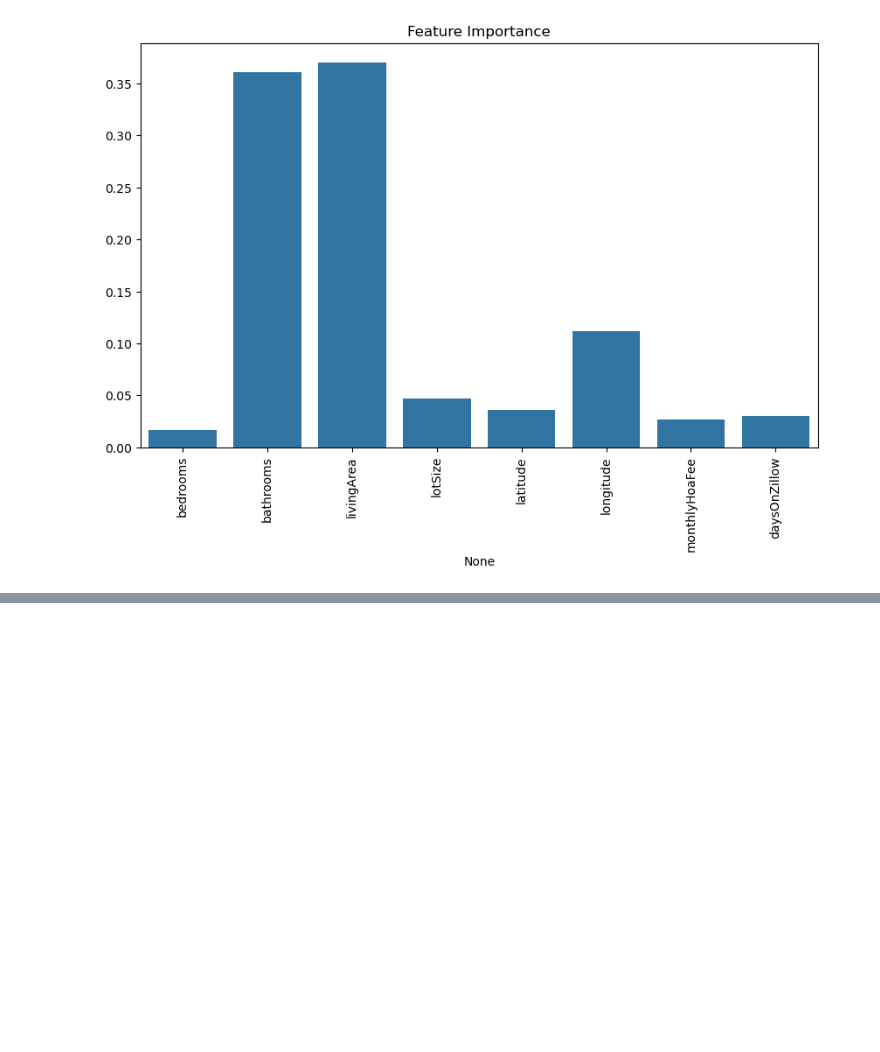
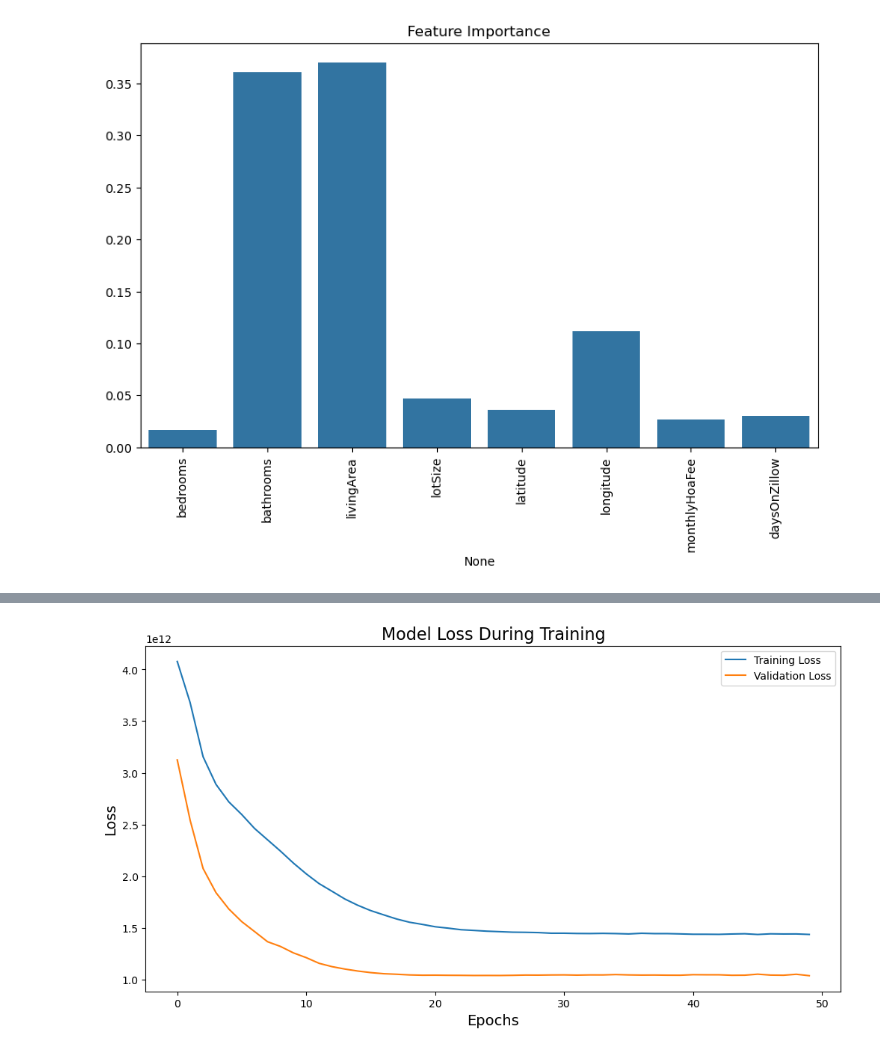
Before and after one commit to quadrillionaiire/AI-Chatbot-for-Real-Estate, a Jupyter notebook: notebooks/heavyml.ipynb, the cells around one changed output, grey strips where cells are left out. Cells and saved outputs as stored; diff of their text form; code cells hidden in the pictures; blank space fills up the shorter version.

Commit message:
intro to deep ml: built a simple neural network

```diff
--- a/notebooks/heavyml.ipynb
+++ b/notebooks/heavyml.ipynb
@@ -389,0 +427,13 @@ plt.show()
+# %%
+#Build simple neural network for chatbot functionality
+model = Sequential([
+    Dense(64, activation='relu', input_dim=X_train.shape[1]),
+    Dense(32, activation='relu'),
+    Dense(1)  # Output layer for regression (predicting price)
+])
+# %%
+#Compile the model
+model.compile(optimizer='adam', loss='mean_squared_error')
+
+#Train the model
+history = model.fit(X_train, y_train, epochs=50, batch_size=32, validation_data=(X_test, y_test))
@@ -389,0 +463,12 @@ plt.show()
+# %%
+#Plotting training and validation loss
+plt.figure(figsize=(12, 6))
+plt.plot(history.history['loss'], label='Training Loss')
+plt.plot(history.history['val_loss'], label='Validation Loss')
+plt.title('Model Loss During Training', fontsize=16)
+plt.xlabel('Epochs', fontsize=14)
+plt.ylabel('Loss', fontsize=14)
+plt.legend()
+plt.show()
+# %% [output]
+[figure, added]
```
Also changed, not shown: parts of 14 cells of this notebook, 2 other files.
